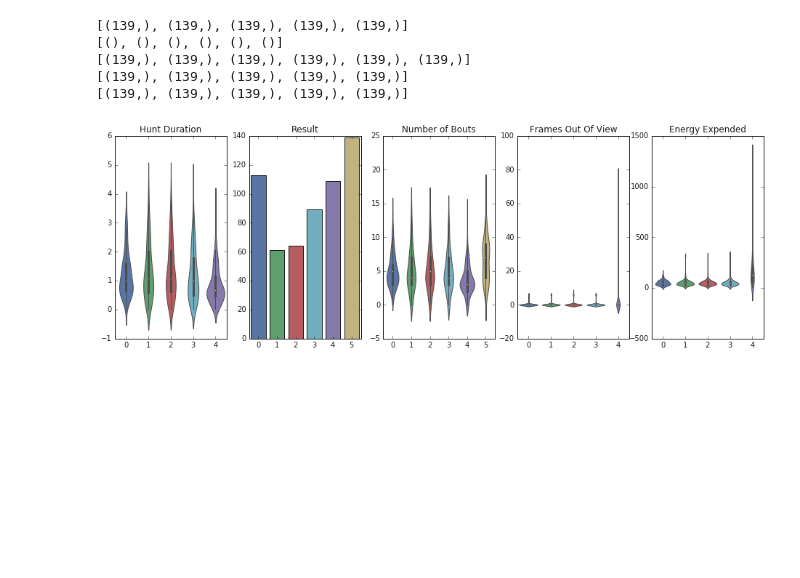
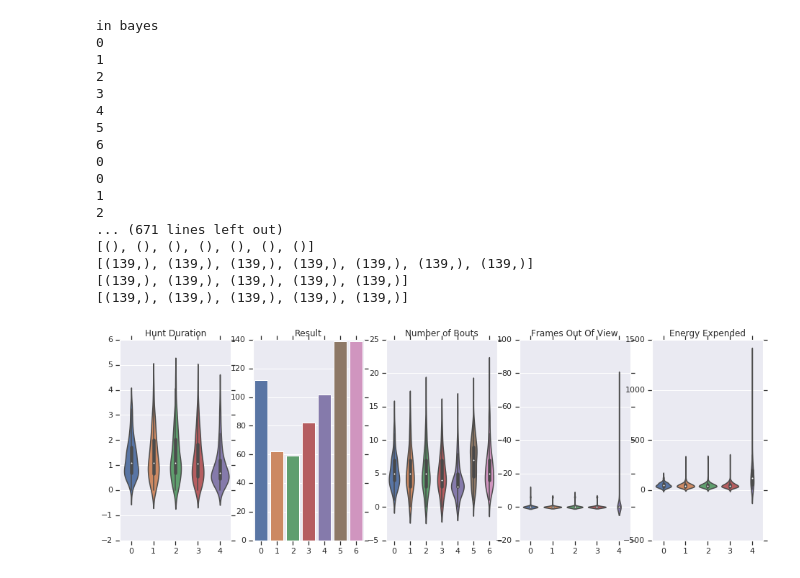
Before and after one commit to elifesciences-publications/PreycapMaster, a Jupyter notebook: Model_Plot.ipynb, the cells around one changed output. Drawn from its saved outputs; the diff is of its cells as text; code cells hidden in the pictures; blank space fills up the shorter version.

```diff
--- a/Model_Plot.ipynb
+++ b/Model_Plot.ipynb
@@ -11,2 +12,0 @@ from matplotlib import pyplot as pl
-# %%
-ms = np.load('ms.npy')
@@ -13,10 +75,22 @@ ms = np.load('ms.npy')
 # %%
-fig = plot_query(ms, 'violin')
+fig = plot_query(ms, p_inits, strike_params, 'violin')
 fig.savefig('model_results.pdf')
 # %% [output]
-[(139,), (139,), (139,), (139,), (139,)]
-[(), (), (), (), (), ()]
-[(139,), (139,), (139,), (139,), (139,), (139,)]
+in bayes
+0
+1
+2
+3
+4
+5
+6
+0
+0
+1
+2
+... (671 lines left out)
+[(), (), (), (), (), (), ()]
+[(139,), (139,), (139,), (139,), (139,), (139,), (139,)]
 [(139,), (139,), (139,), (139,), (139,)]
 [(139,), (139,), (139,), (139,), (139,)]
-[figure, old version]
+[figure, new version]
```
Also changed, not shown: parts of 8 cells of this notebook, 2 other files.
